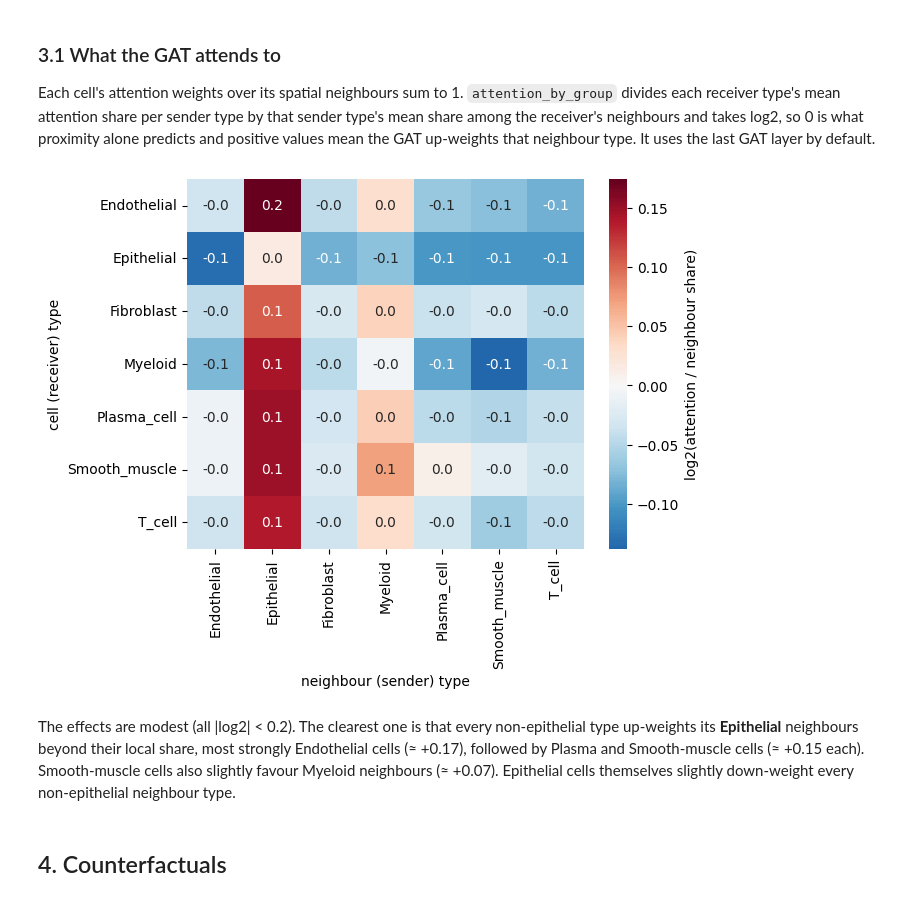
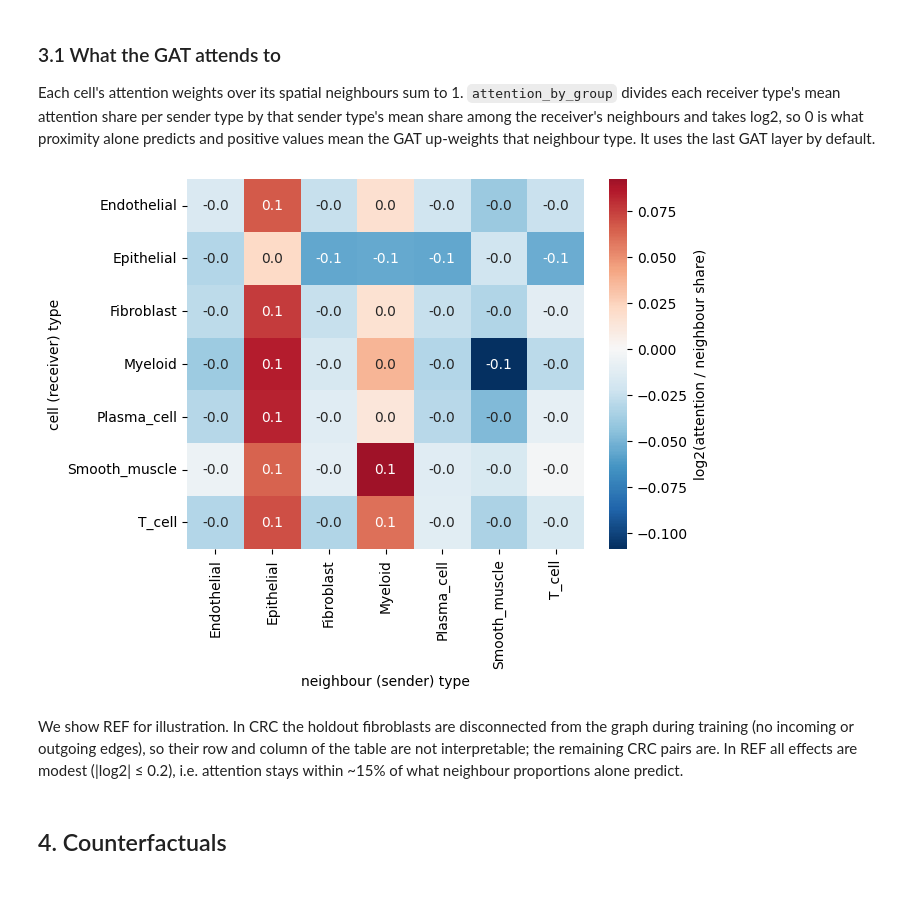
Before and after one commit to PMBio/cellina, a Jupyter notebook: docs/tutorial_gat.ipynb, the cells around one changed output. Cells and saved outputs as stored; diff of their text form; code cells hidden in the pictures.

```diff
--- a/docs/tutorial_gat.ipynb
+++ b/docs/tutorial_gat.ipynb
@@ -202,14 +207,15 @@ sc.pl.umap(adata, color=[labels_key, domains_key, 'is_holdout'], wspace=0.4)
 Each cell's attention weights over its spatial neighbours sum to 1. `attention_by_group` divides each receiver type's mean attention share per sender type by that sender type's mean share among the receiver's neighbours and takes log2, so 0 is what proximity alone predicts and positive values mean the GAT up-weights that neighbour type. It uses the last GAT layer by default.
 # %%
 import seaborn as sns
-enrichment = model.attention_by_group(groupby=labels_key)   # log2, last GAT layer
+crc_idx = np.flatnonzero((adata.obs[domains_key] == '232_REF').to_numpy()) # NOTE
+enrichment = model.attention_by_group(groupby=labels_key, indices=crc_idx)
 ax = sns.heatmap(enrichment, center=0, cmap="RdBu_r", annot=True, fmt=".1f",
                  cbar_kws={"label": "log2(attention / neighbour share)"})
 ax.set_xlabel("neighbour (sender) type"); ax.set_ylabel("cell (receiver) type");
 # %% [output]
-[figure, old version]
+[figure, new version]
-# %% [markdown]
-The effects are modest (all |log2| < 0.2). The clearest one is that every non-epithelial type up-weights its **Epithelial** neighbours beyond their local share, most strongly Endothelial cells (≈ +0.17), followed by Plasma and Smooth-muscle cells (≈ +0.15 each). Smooth-muscle cells also slightly favour Myeloid neighbours (≈ +0.07). Epithelial cells themselves slightly down-weight every non-epithelial neighbour type.
+# %% [markdown]
+We show REF for illustration. In CRC the holdout fibroblasts are disconnected from the graph during training (no incoming or outgoing edges), so their row and column of the table are not interpretable; the remaining CRC pairs are. In REF all effects are modest (|log2| ≤ 0.2), i.e. attention stays within ~15% of what neighbour proportions alone predict.
 # %% [markdown]
 ## 4. Counterfactuals
 # %%
```
Also changed, not shown: parts of 8 cells of this notebook, 8 other files.
